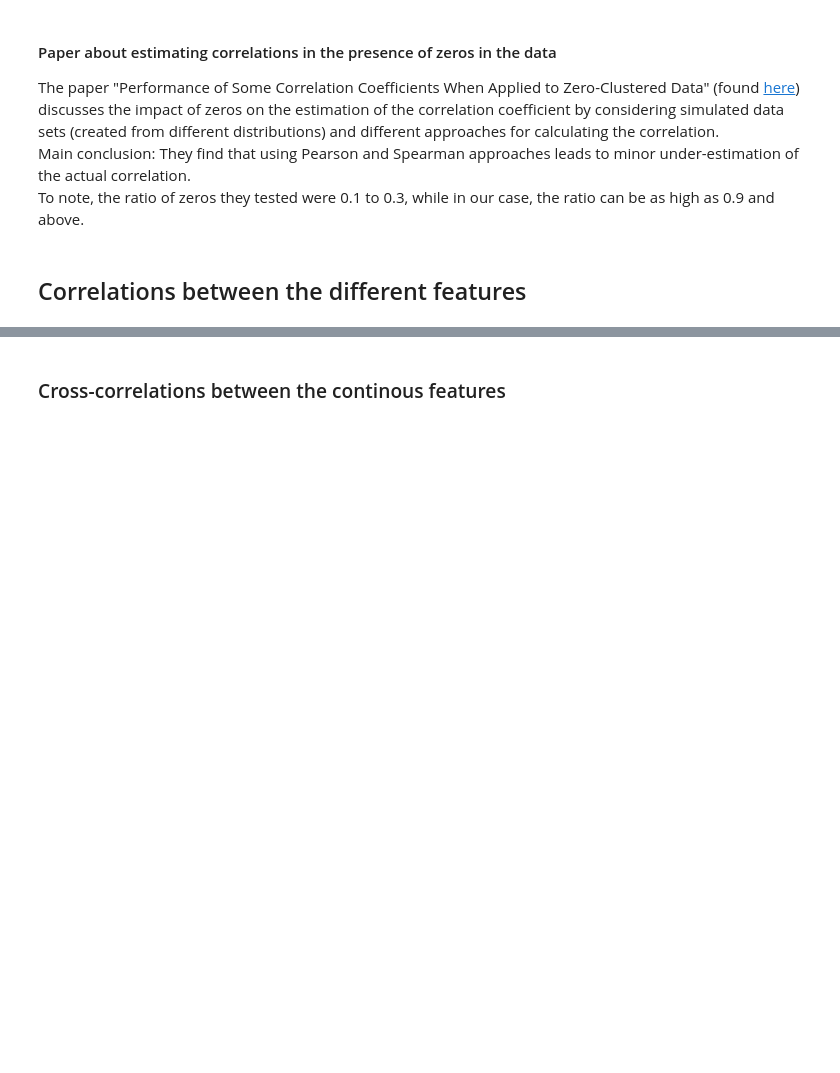
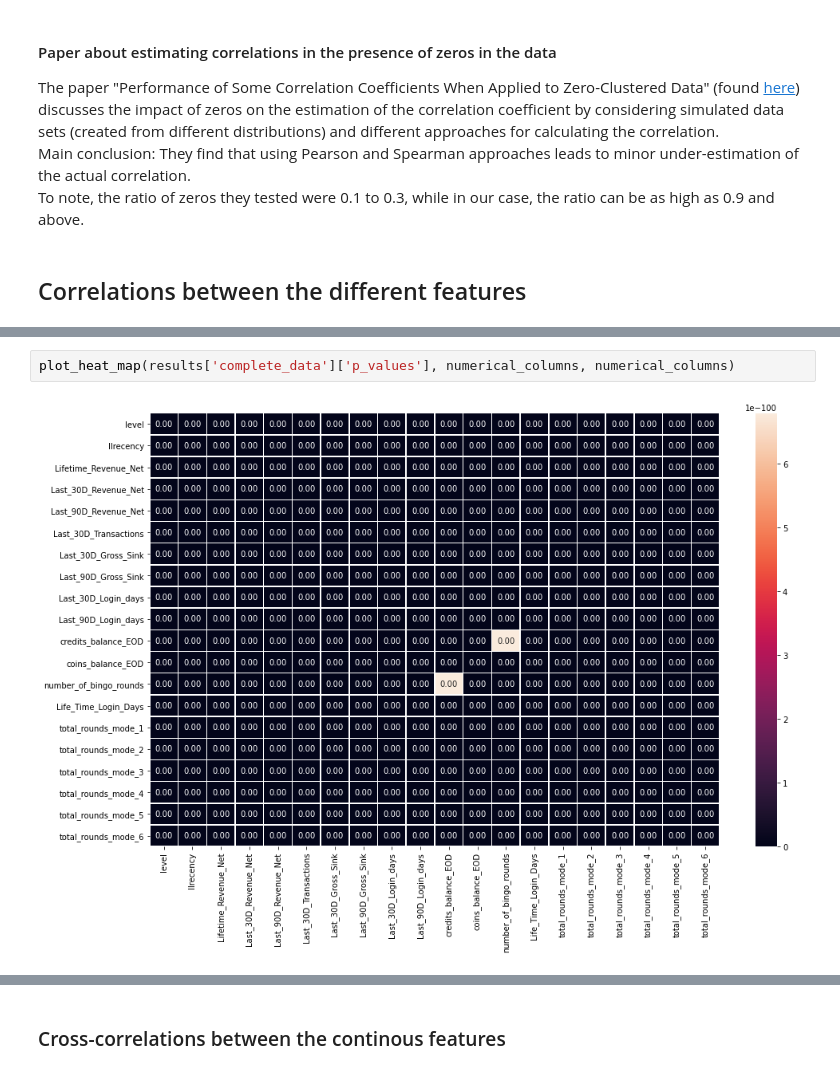
Before and after one commit to AlexanderLoebel/Homogeneity, a Jupyter notebook: Exploratory Data Analysis of the historical features - Part 2.ipynb, the cells around one changed output, grey strips where cells are left out. Drawn from its saved outputs; the diff is of its cells as text; blank space fills up the shorter version.

```diff
--- a/Exploratory Data Analysis of the historical features - Part 2.ipynb
+++ b/Exploratory Data Analysis of the historical features - Part 2.ipynb
@@ -596,0 +635,4 @@ plt.show()
+# %%
+plot_heat_map(results['complete_data']['p_values'], numerical_columns, numerical_columns)
+# %% [output]
+[figure, added]
```
Also changed, not shown: parts of 57 cells of this notebook.
